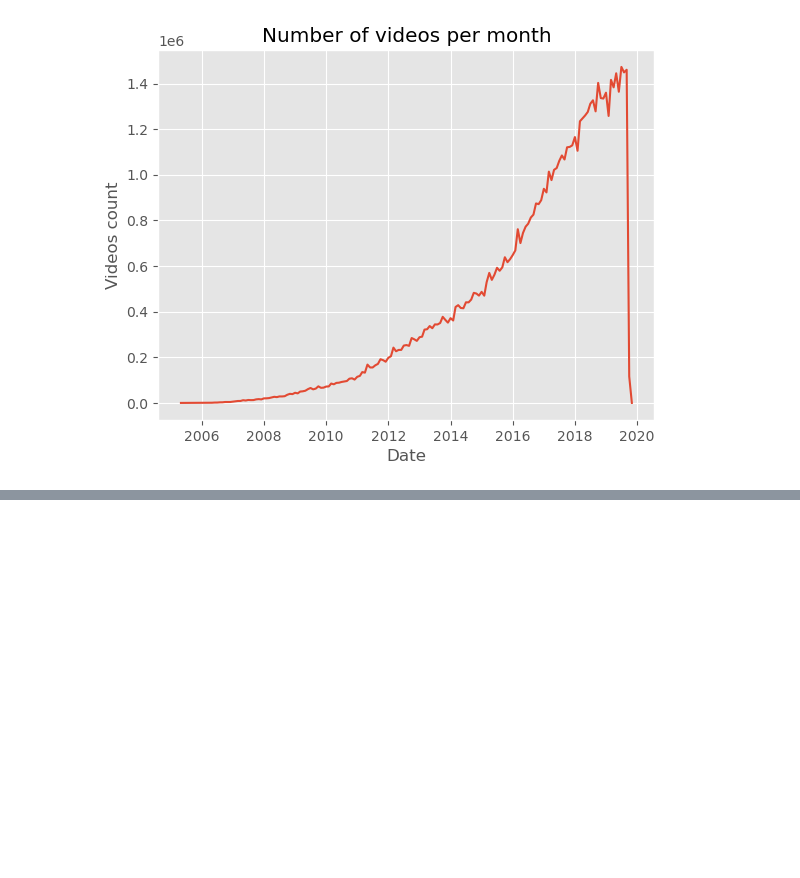
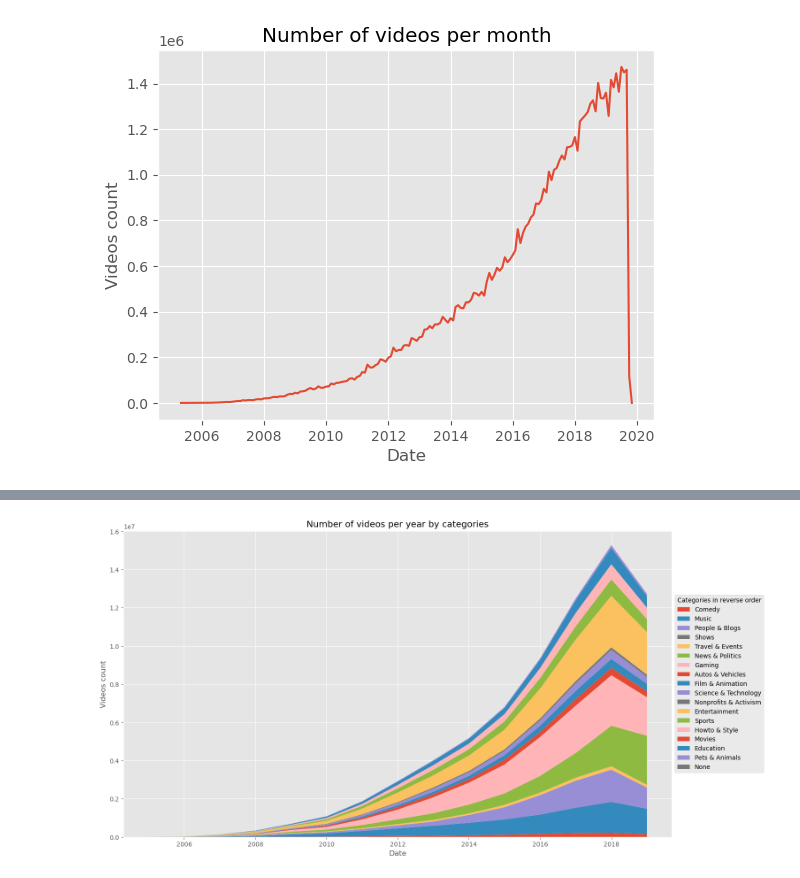
Before and after one commit to epfl-ada/ada-2022-project-fraisetagada, a Jupyter notebook: extract_videos.ipynb, the cells around one changed output, grey strips where cells are left out. Cells and saved outputs as stored; diff of their text form; code cells hidden in the pictures; blank space fills up the shorter version.

Commit message:
Add video counts per catogory per year

```diff
--- a/extract_videos.ipynb
+++ b/extract_videos.ipynb
@@ -157,0 +190,5 @@ plt.show()
+# %%
+cats = set()
+for x in count_cat.categories:
+    cats.add(x)
+cats
@@ -157,0 +214,11 @@ plt.show()
+# %%
+count_cat_idx = count_cat.set_index(['year', 'categories'])
+# %%
+count_cat_idx = count_cat_idx.unstack(fill_value=0)["count"].unstack().reset_index(name='count').reset_index()
+# %%
+stack = {}
+years = range(2005, 2020)
+for cat in cats:
+    stack[cat] = count_cat_idx[count_cat_idx["categories"] == cat].sort_values("year")["count"].values
+stack['None'] = stack.pop('')
+stack
@@ -157,0 +243,15 @@ plt.show()
+# %%
+plt.figure(figsize=(16,9))
+#ax = sns.FacetGrid(data=count_cat, x="year", y="count", hue="categories", palette=sns.color_palette("Paired"))
+#sns.move_legend(ax, "upper left", bbox_to_anchor=(1, 1))
+# for k, v in stack.items():
+#     plt.bar(years, v, label=k)
+plt.stackplot(years, stack.values(), labels=stack.keys())
+plt.title("Number of videos per year by categories")
+plt.xlabel("Date")
+plt.ylabel("Videos count")
+#plt.yscale('log')
+plt.legend(title='Categories in reverse order', loc='center left', bbox_to_anchor=(1, 0.5))
+plt.show()
+# %% [output]
+[figure, added]
```
Also changed, not shown: parts of 18 cells of this notebook.
